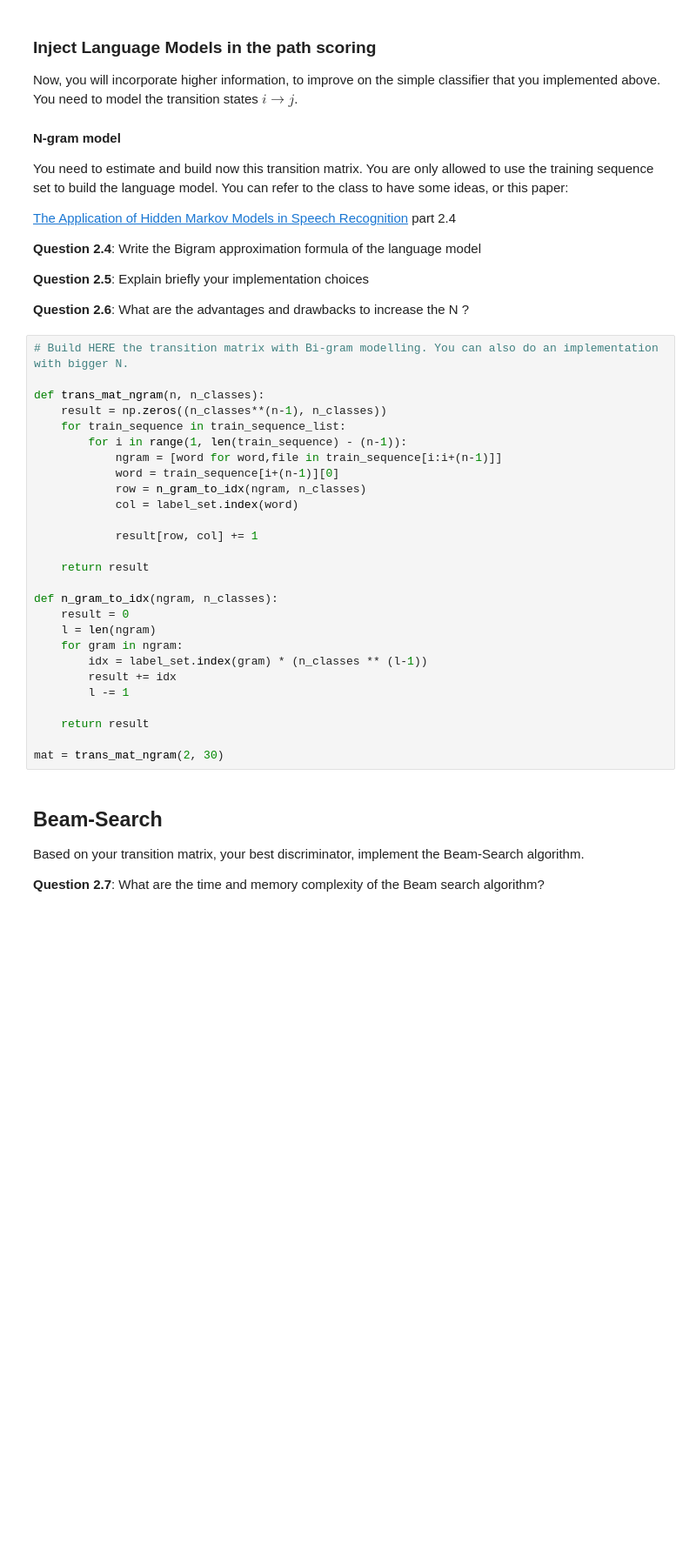
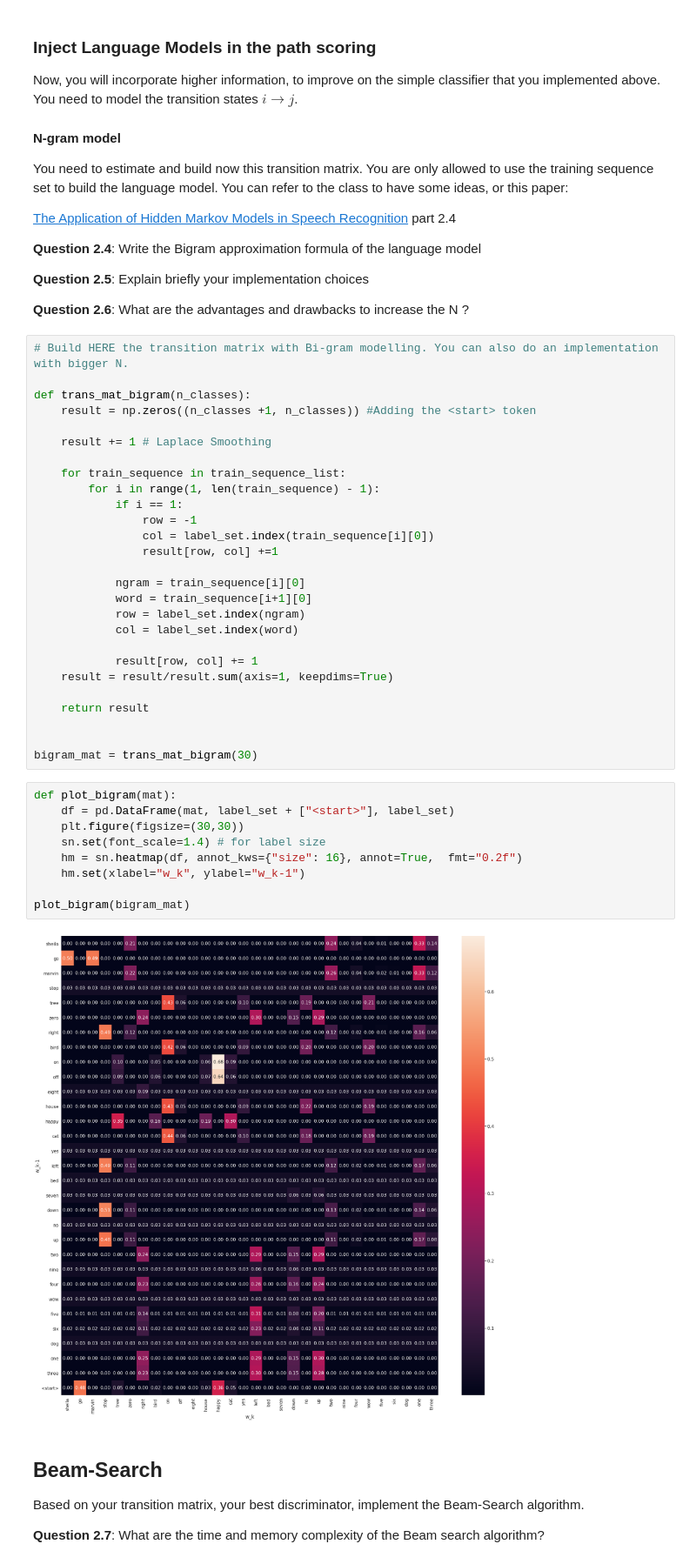
Before and after one commit to ArnaudYoh/SNLP, a Jupyter notebook: final_speech_commands_mva_2020_py3.ipynb, the cells around one changed output. Shown at 87% size. Cells and saved outputs as stored; diff of their text form; blank space fills up the shorter version.

```diff
--- a/final_speech_commands_mva_2020_py3.ipynb
+++ b/final_speech_commands_mva_2020_py3.ipynb
@@ -686,30 +685,41 @@ You can refer to the class to have some ideas, or this paper:
 # %%
 # Build HERE the transition matrix with Bi-gram modelling. You can also do an implementation with bigger N.
 
-def trans_mat_ngram(n, n_classes):
-    result = np.zeros((n_classes**(n-1), n_classes))
+def trans_mat_bigram(n_classes):
+    result = np.zeros((n_classes +1, n_classes)) #Adding the <start> token
+
+    result += 1 # Laplace Smoothing
+
     for train_sequence in train_sequence_list:
-        for i in range(1, len(train_sequence) - (n-1)):
-            ngram = [word for word,file in train_sequence[i:i+(n-1)]]
-            word = train_sequence[i+(n-1)][0]
-            row = n_gram_to_idx(ngram, n_classes)
+        for i in range(1, len(train_sequence) - 1):
+            if i == 1:
+                row = -1
+                col = label_set.index(train_sequence[i][0])
+                result[row, col] +=1
+
+            ngram = train_sequence[i][0]
+            word = train_sequence[i+1][0]
+            row = label_set.index(ngram)
             col = label_set.index(word)
 
             result[row, col] += 1
+    result = result/result.sum(axis=1, keepdims=True)
 
     return result
 
-def n_gram_to_idx(ngram, n_classes):
-    result = 0
-    l = len(ngram)
-    for gram in ngram:
-        idx = label_set.index(gram) * (n_classes ** (l-1))
-        result += idx
-        l -= 1
 
-    return result
-
-mat = trans_mat_ngram(2, 30)
+bigram_mat = trans_mat_bigram(30)
+# %%
+def plot_bigram(mat):
+    df = pd.DataFrame(mat, label_set + ["<start>"], label_set)
+    plt.figure(figsize=(30,30))
+    sn.set(font_scale=1.4) # for label size
+    hm = sn.heatmap(df, annot_kws={"size": 16}, annot=True,  fmt="0.2f")
+    hm.set(xlabel="w_k", ylabel="w_k-1")
+
+plot_bigram(bigram_mat)
+# %% [output]
+[figure, added]
 # %% [markdown]
 ## Beam-Search
 Based on your transition matrix, your best discriminator, implement the Beam-Search algorithm.
```
Also changed, not shown: parts of 16 cells of this notebook.
